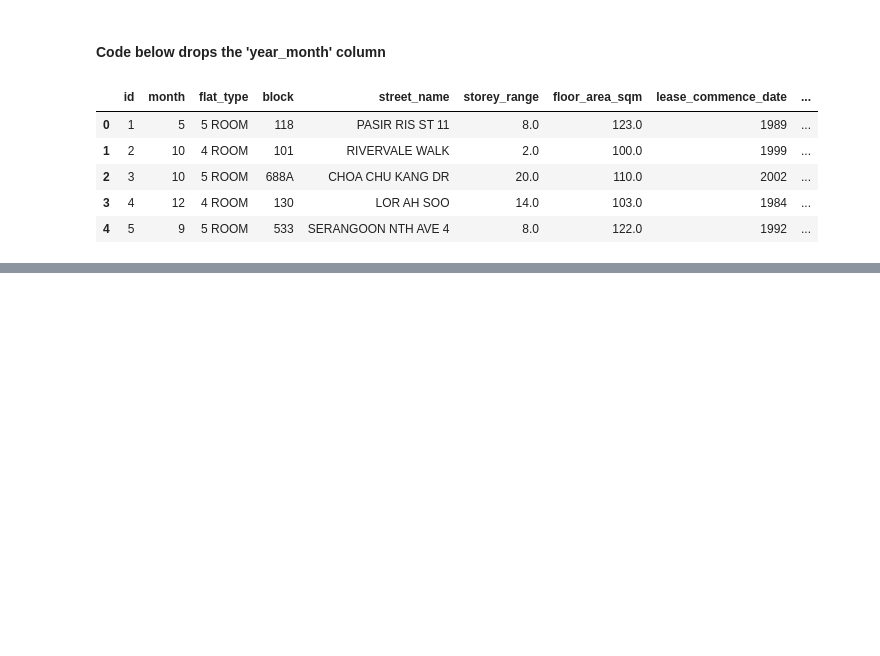
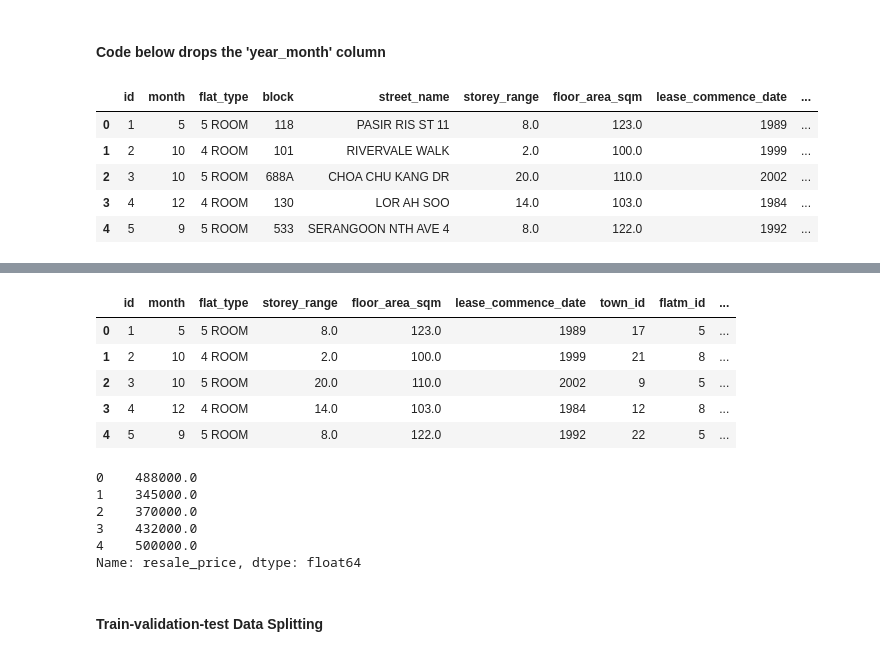
Before and after one commit to spideyeng/AIAPFoundation, a Jupyter notebook: module 3/EDA.ipynb, the cells around one changed output, grey strips where cells are left out. Saved outputs shown, nothing was run; the diff lists cells and outputs as text; code cells hidden in the pictures; blank space fills up the shorter version.

```diff
--- a/module 3/EDA.ipynb
+++ b/module 3/EDA.ipynb
@@ -798,0 +910,24 @@ def extract_lease_info(lease_str: str) -> int:
+# %%
+# Separate the data into features and target
+X = df.drop(columns='resale_price')
+y = df['resale_price']
+# %%
+X.head(5)
+# %% [output]
+|  | id | month | flat_type | storey_range | floor_area_sqm | lease_commence_date | town_id | flatm_id | ... |
+| 0 | 1 | 5 | 5 ROOM | 8.0 | 123.0 | 1989 | 17 | 5 | ... |
+| 1 | 2 | 10 | 4 ROOM | 2.0 | 100.0 | 1999 | 21 | 8 | ... |
+| 2 | 3 | 10 | 5 ROOM | 20.0 | 110.0 | 2002 | 9 | 5 | ... |
+| 3 | 4 | 12 | 4 ROOM | 14.0 | 103.0 | 1984 | 12 | 8 | ... |
+| 4 | 5 | 9 | 5 ROOM | 8.0 | 122.0 | 1992 | 22 | 5 | ... |
+# %%
+y.head(5)
+# %% [output]
+0    488000.0
+1    345000.0
+2    370000.0
+3    432000.0
+4    500000.0
+Name: resale_price, dtype: float64
+# %% [markdown]
+#### Train-validation-test Data Splitting
```
Also changed, not shown: parts of 43 cells of this notebook.
